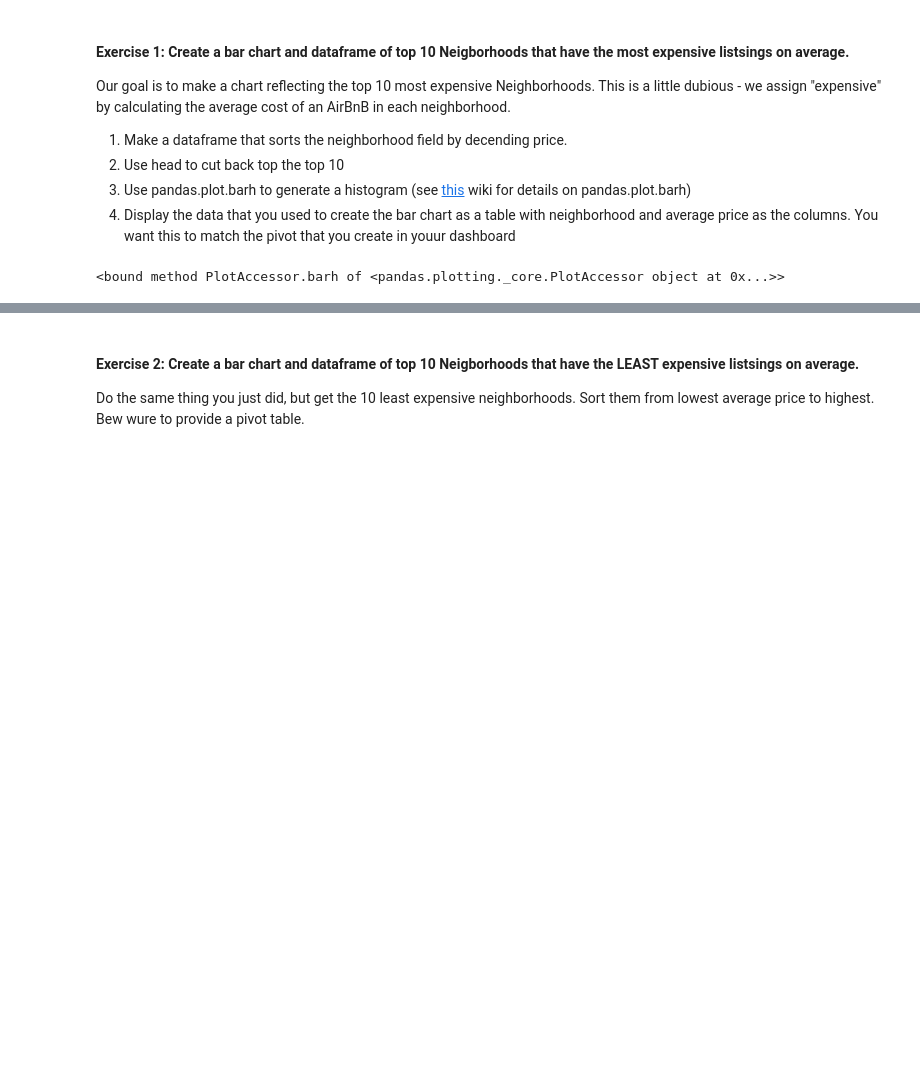
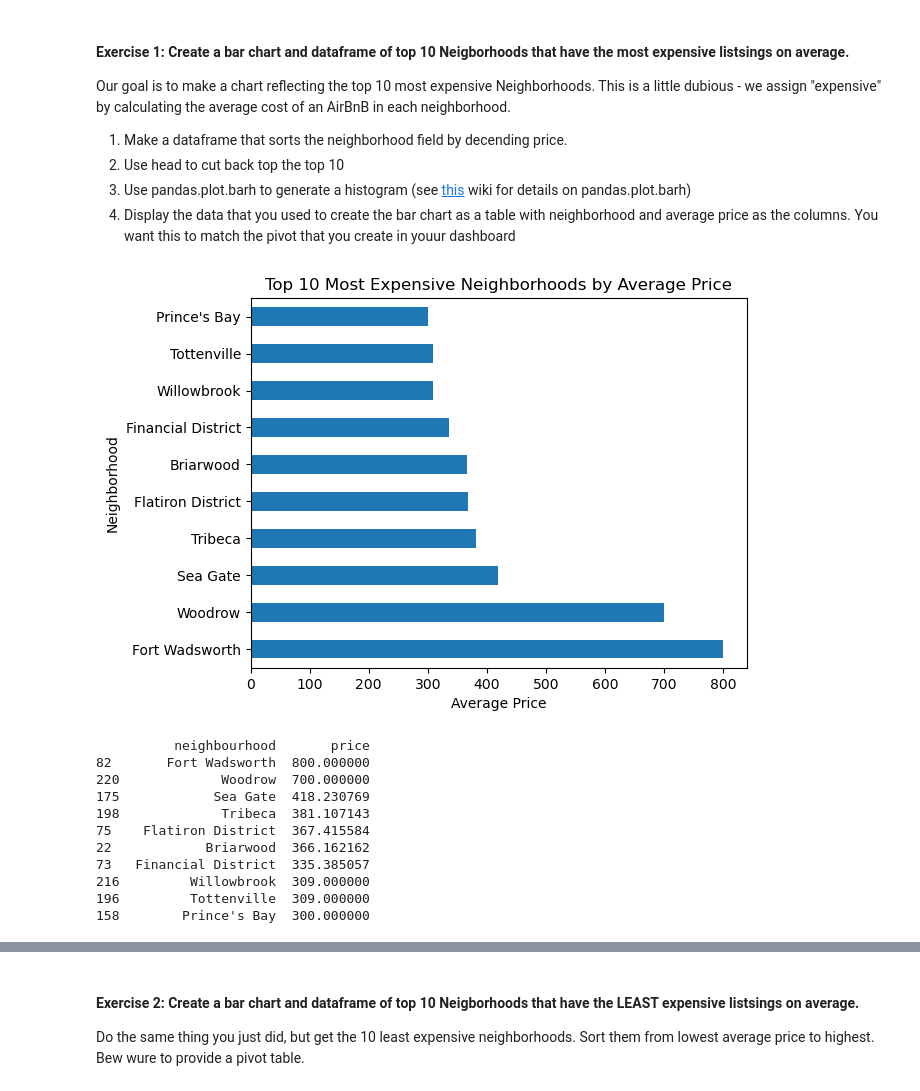
Before and after one commit to jhigg08/my-fork-2024-DS-Fri-1230, a Jupyter notebook: Week-03-Data_Analytics-Data_Viz-BI_tools/Exercise_Week3_JH.ipynb, the cells around one changed output, grey strips where cells are left out. Saved outputs shown, nothing was run; the diff lists cells and outputs as text; code cells hidden in the pictures; blank space fills up the shorter version.

```diff
--- a/Week-03-Data_Analytics-Data_Viz-BI_tools/Exercise_Week3_JH.ipynb
+++ b/Week-03-Data_Analytics-Data_Viz-BI_tools/Exercise_Week3_JH.ipynb
@@ -17,22 +17,46 @@ an AirBnB in each neighborhood.
 # %%
 # our goal is to make a chart reflecting the top 10 most expensive Neighborhoods
 # This is a little dubious - we assign "expensive" by calculating the average cost of
 # an AirBnB in each neighborhood, then we take the top ten and weight each slice
 # by the average value.
 #
 # make a dataframe that sorts the neighborhood field by decending price.
 # Use head to cut back top the top 10. Then, use df.plot.barh to generate a histogram.
 #print(df.head())
 
-df_prices = df.groupby('neighbourhood')['price'].mean()
-df_sorted = df_prices.sort_values(ascending=False)
-df_sorted.nlargest(10)
+import pandas as pd
+import matplotlib.pyplot as plt
+
+# Group by neighborhood and calculate the average price
+df_prices = df.groupby('neighbourhood')['price'].mean().reset_index()
+
+# Sort by price in descending order and take the top 10
+df_sorted = df_prices.sort_values(by='price', ascending=False).head(10)
 
 
+df_sorted.plot.barh(x='neighbourhood', y='price', legend=False)
 
-df.plot.barh
+
+plt.xlabel('Average Price')
+plt.ylabel('Neighborhood')
+plt.title('Top 10 Most Expensive Neighborhoods by Average Price')
+
+plt.show()
+
+print(df_sorted)
 # %% [output]
+[figure, added]
-<bound method PlotAccessor.barh of <pandas.plotting._core.PlotAccessor object at 0x...>>
+          neighbourhood       price
+82       Fort Wadsworth  800.000000
+220             Woodrow  700.000000
+175            Sea Gate  418.230769
+198             Tribeca  381.107143
+75    Flatiron District  367.415584
+22            Briarwood  366.162162
+73   Financial District  335.385057
+216         Willowbrook  309.000000
+196         Tottenville  309.000000
+158        Prince's Bay  300.000000
 # %%
 # Now, display the top 10 datframe you created as a table with columns
 # neighbourhood and price
```
Also changed, not shown: parts of 3 cells of this notebook.
